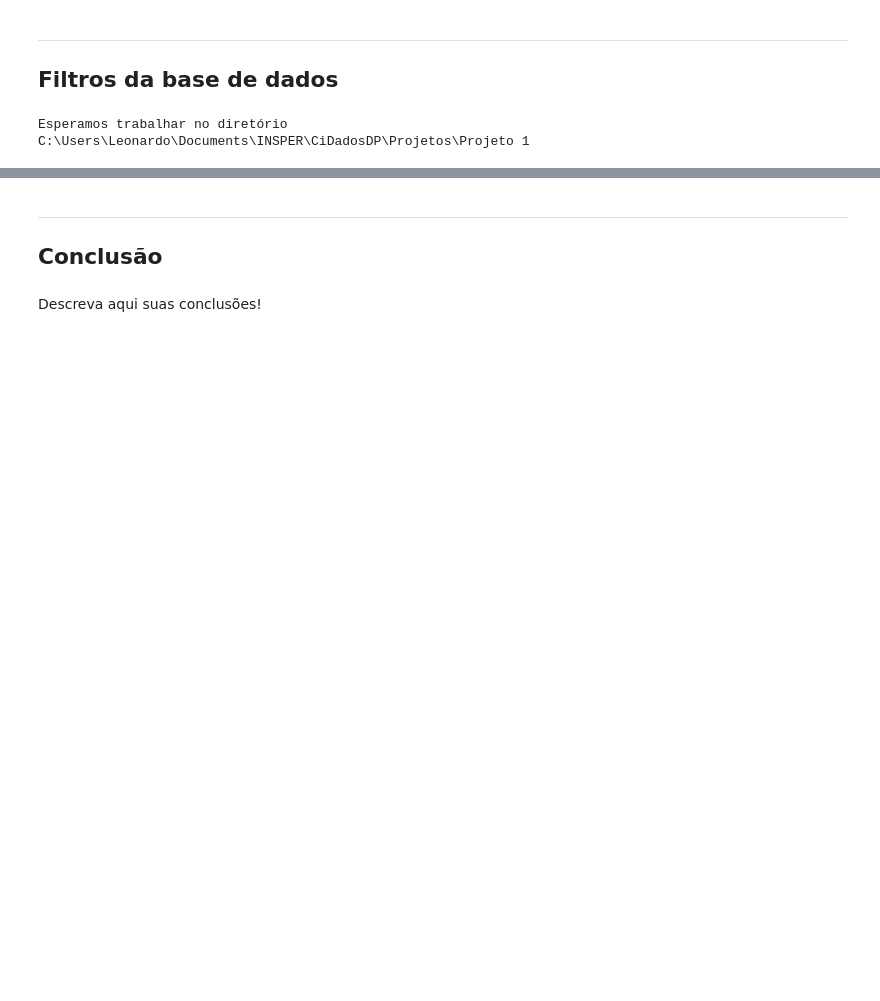
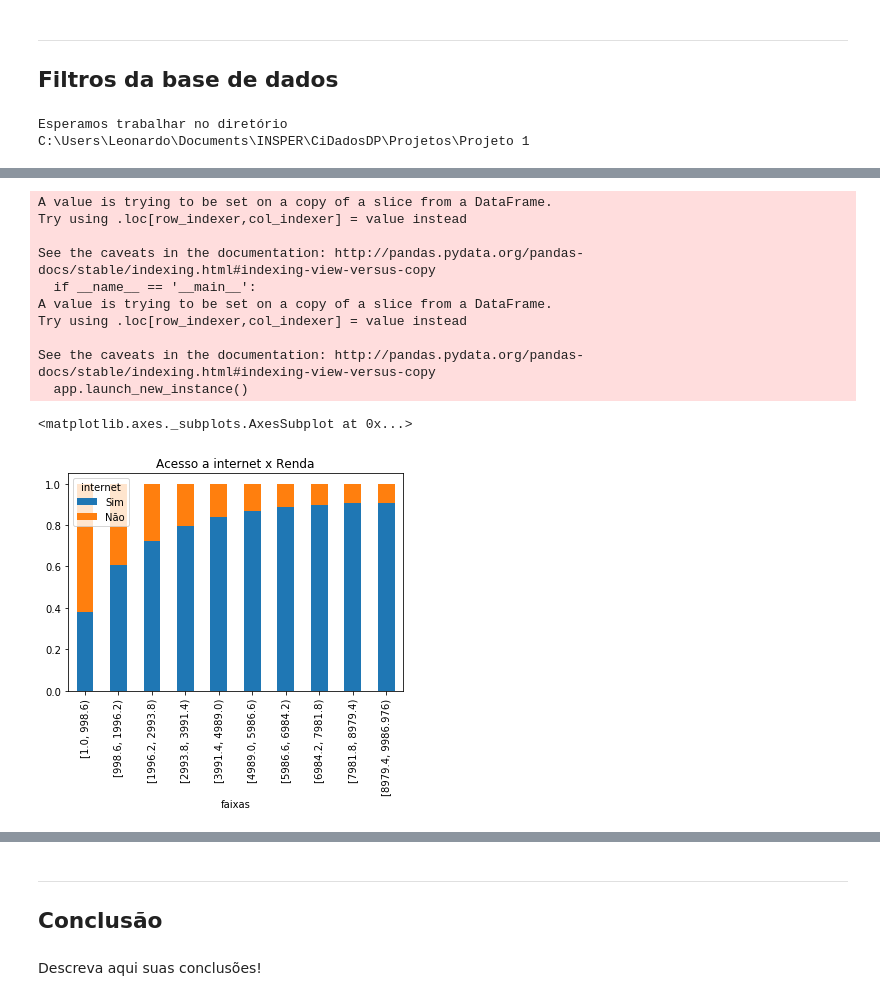
Before and after one commit to Leobhering/CiDados-Projeto1-DP, a Jupyter notebook: Projeto1 Layout.ipynb, the cells around one changed output, grey strips where cells are left out. Saved outputs shown, nothing was run; the diff lists cells and outputs as text; code cells hidden in the pictures; blank space fills up the shorter version.

```diff
--- a/Projeto1 Layout.ipynb
+++ b/Projeto1 Layout.ipynb
@@ -60,0 +137,6 @@ ___
+# %%
+#Criando as faixas de salário
+faixas = pd.cut(dadosoff1.V4720, bins=10, right=False)
+print('Faixas de salário:')
+ut1 = (faixas.value_counts(sort=False, normalize=True)*100).round(decimals=1)
+print(ut1,'\n')
@@ -60,0 +156,18 @@ ___
+# %%
+dadosoff1['faixas']=faixas
+
+dadosoff['internet']=tab_reduzida.V06111
+pd.crosstab(dadosoff1.faixas,dadosoff.internet, normalize='index').plot(kind='bar', stacked=True, title='Acesso a internet x Renda')
+# %% [output]
+A value is trying to be set on a copy of a slice from a DataFrame.
+Try using .loc[row_indexer,col_indexer] = value instead
+
+See the caveats in the documentation: http://pandas.pydata.org/pandas-docs/stable/indexing.html#indexing-view-versus-copy
+  if __name__ == '__main__':
+A value is trying to be set on a copy of a slice from a DataFrame.
+Try using .loc[row_indexer,col_indexer] = value instead
+
+See the caveats in the documentation: http://pandas.pydata.org/pandas-docs/stable/indexing.html#indexing-view-versus-copy
+  app.launch_new_instance()
+<matplotlib.axes._subplots.AxesSubplot at 0x...>
+[figure, added]
```
Also changed, not shown: parts of 24 cells of this notebook.
